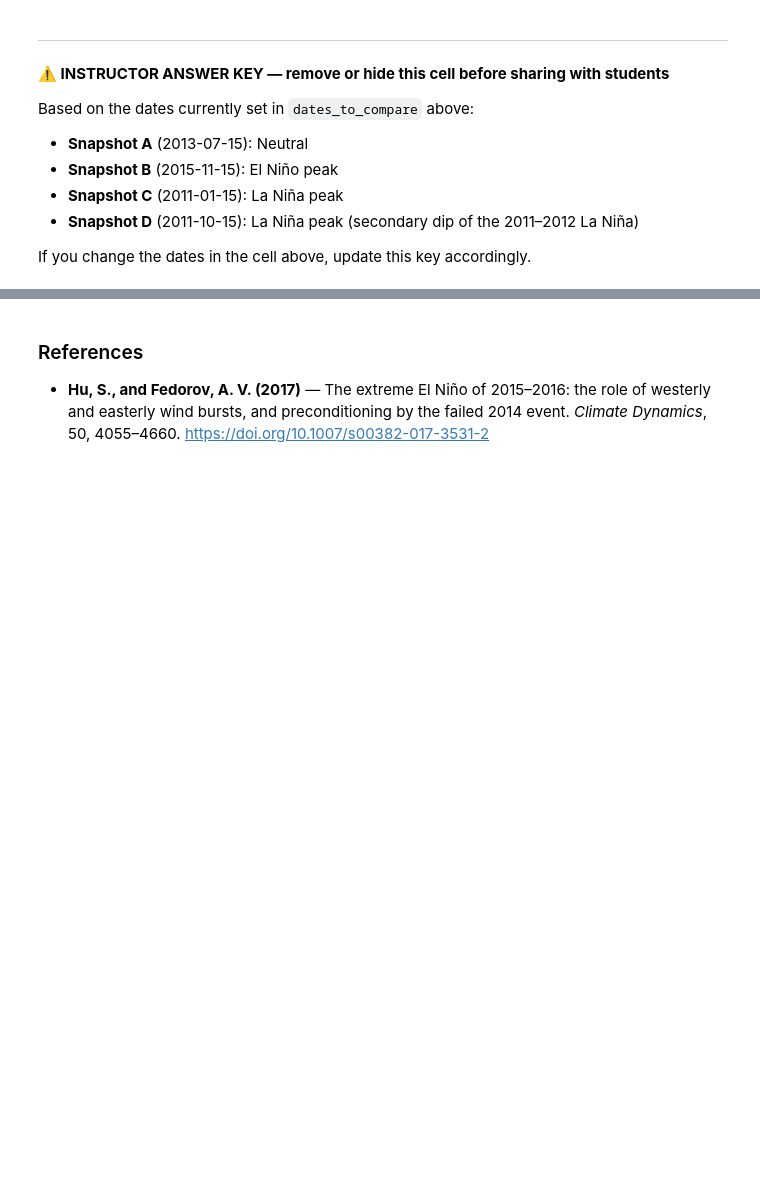
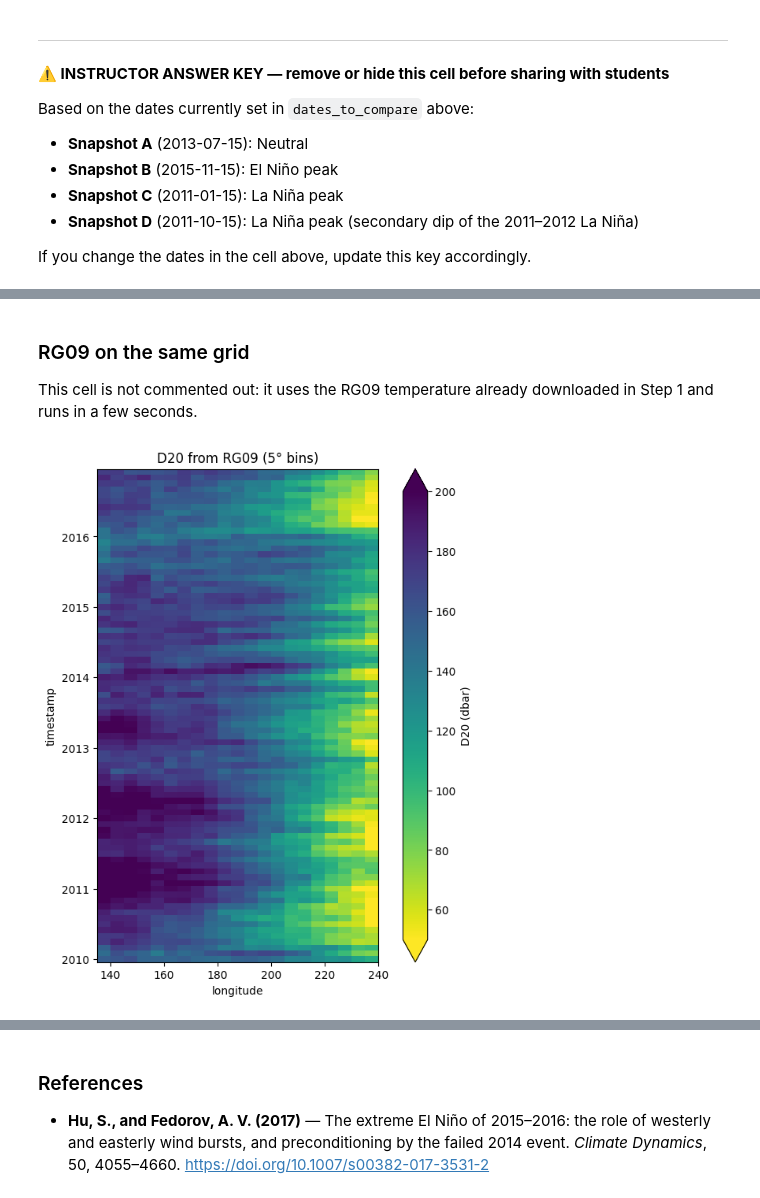
Before and after one commit to argovis/demo_notebooks, a Jupyter notebook: activities/ENSO_and_Equatorial_Kelvin_Waves.ipynb, the cells around one changed output, grey strips where cells are left out. Cells and saved outputs as stored; diff of their text form; code cells hidden in the pictures; blank space fills up the shorter version.

```diff
--- a/activities/ENSO_and_Equatorial_Kelvin_Waves.ipynb
+++ b/activities/ENSO_and_Equatorial_Kelvin_Waves.ipynb
@@ -316,0 +429,22 @@ If you change the dates in the cell above, update this key accordingly.
+# %% [markdown]
+### RG09 on the same grid
+
+This cell is not commented out: it uses the RG09 temperature already downloaded in Step 1 and runs in a few seconds.
+# %%
+# ── RG09 D20 on a monthly x 5-degree grid — run, do not modify ────────────
+import pandas as pd
+
+lon0, lon1 = region['box'][0][0] % 360, region['box'][1][0] % 360
+lon_5deg   = np.arange(lon0 + 2.5, lon1, 5.0)          # 5-degree bin centres
+
+d20_rg09_5deg = d20.interp(longitude=lon_5deg)
+d20_rg09_5deg['timestamp'] = (pd.DatetimeIndex(d20_rg09_5deg.timestamp.values)
+                              .to_period('M').to_timestamp())
+
+fig, ax = plt.subplots(figsize=(5.5, 7), constrained_layout=True)
+d20_rg09_5deg.plot(ax=ax, x='longitude', y='timestamp', vmin=50, vmax=200, cmap='viridis_r',
+                   cbar_kwargs={'label': 'D20 (dbar)'})
+ax.set_title('D20 from RG09 (5° bins)')
+plt.show()
+# %% [output]
+[figure, added]
```
Also changed, not shown: parts of 11 cells of this notebook, 1 other file.
